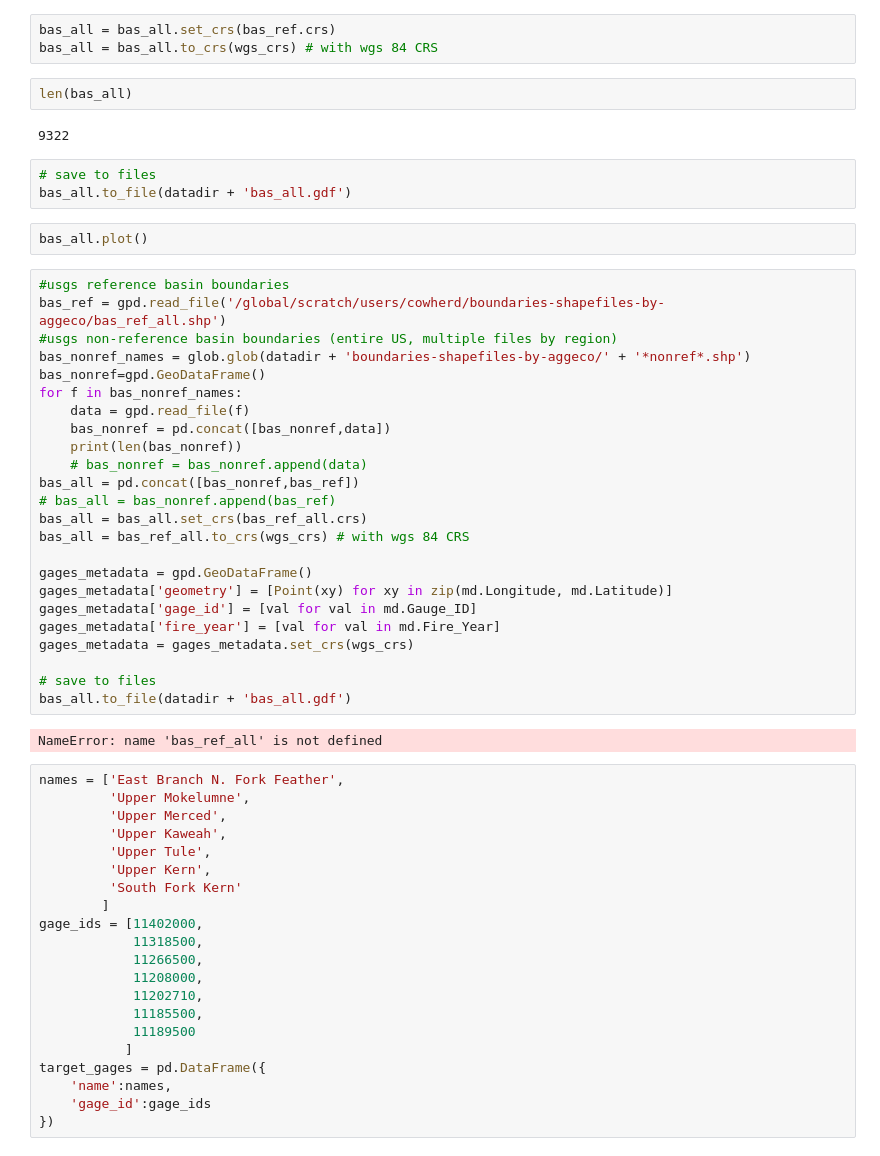
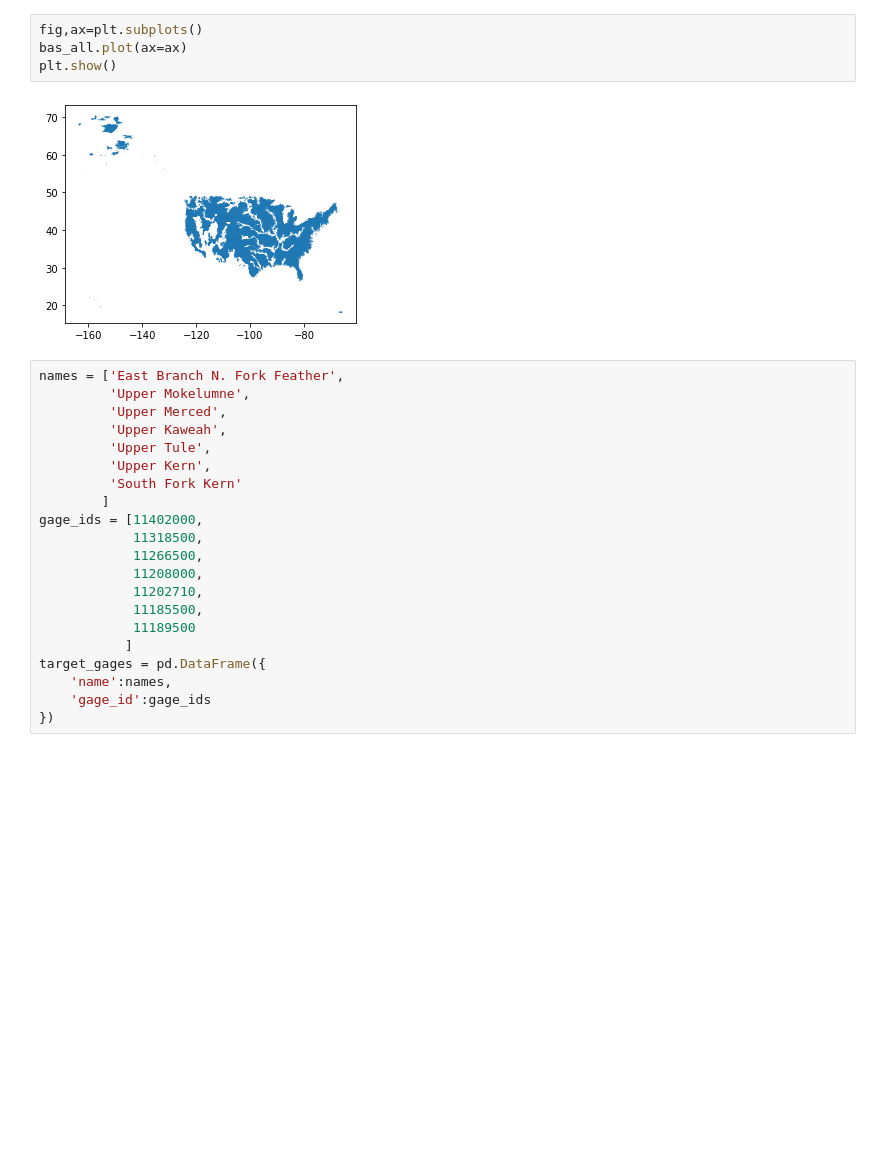
Before and after one commit to mariannecowherd/snow_fires, a Jupyter notebook: scripts/SNSR_by_watershed.ipynb, the cells around one changed output. Saved outputs shown, nothing was run; the diff lists cells and outputs as text; blank space fills up the shorter version.

```diff
--- a/scripts/SNSR_by_watershed.ipynb
+++ b/scripts/SNSR_by_watershed.ipynb
@@ -21,44 +25,12 @@ use_crs = wgs_crs
 from load_data import *
 ## gives fires_allyears, wfigs20, gages_metadata, bas_all, gaged_basins_gdf, snowzone
 ## all in wgs crs
-# %%
-bas_all = bas_all.set_crs(bas_ref.crs)
-bas_all = bas_all.to_crs(wgs_crs) # with wgs 84 CRS
-# %%
-len(bas_all)
-# %% [output]
-9322
-# %%
-# save to files
-bas_all.to_file(datadir + 'bas_all.gdf')
-# %%
-bas_all.plot()
-# %%
-#usgs reference basin boundaries
-bas_ref = gpd.read_file('/global/scratch/users/cowherd/boundaries-shapefiles-by-aggeco/bas_ref_all.shp')
-#usgs non-reference basin boundaries (entire US, multiple files by region)
-bas_nonref_names = glob.glob(datadir + 'boundaries-shapefiles-by-aggeco/' + '*nonref*.shp')
-bas_nonref=gpd.GeoDataFrame()
-for f in bas_nonref_names:
-    data = gpd.read_file(f)
-    bas_nonref = pd.concat([bas_nonref,data])
-    print(len(bas_nonref))
-    # bas_nonref = bas_nonref.append(data)
-bas_all = pd.concat([bas_nonref,bas_ref])
-# bas_all = bas_nonref.append(bas_ref)
-bas_all = bas_all.set_crs(bas_ref_all.crs)
-bas_all = bas_ref_all.to_crs(wgs_crs) # with wgs 84 CRS
-
-gages_metadata = gpd.GeoDataFrame()
-gages_metadata['geometry'] = [Point(xy) for xy in zip(md.Longitude, md.Latitude)]
-gages_metadata['gage_id'] = [val for val in md.Gauge_ID]
-gages_metadata['fire_year'] = [val for val in md.Fire_Year]
-gages_metadata = gages_metadata.set_crs(wgs_crs)
-
-# save to files
-bas_all.to_file(datadir + 'bas_all.gdf')
-# %% [output]
-NameError: name 'bas_ref_all' is not defined
+# %%
+fig,ax=plt.subplots()
+bas_all.plot(ax=ax)
+plt.show()
+# %% [output]
+[figure, added]
 # %%
 names = ['East Branch N. Fork Feather',
          'Upper Mokelumne',
```
Also changed, not shown: parts of 5 cells of this notebook, 5 other files.
